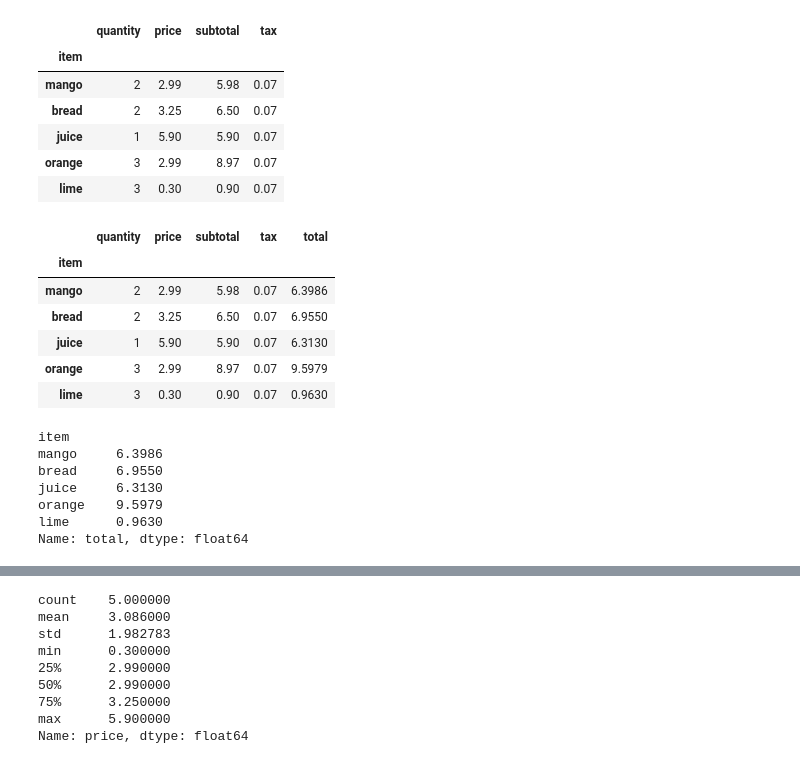
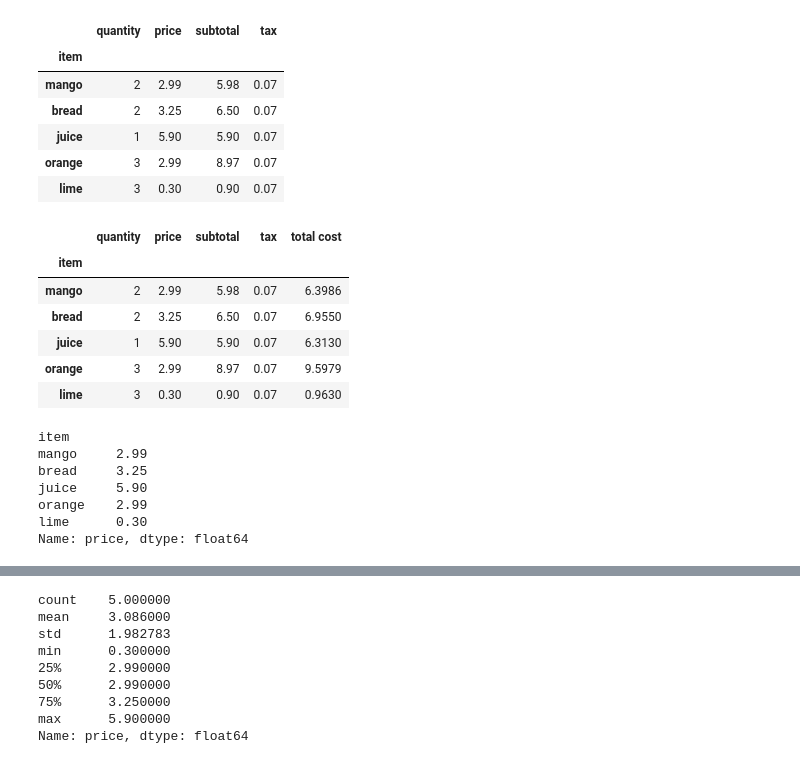
Before and after one commit to ryanorsinger/intro-to-pandas-course, a Jupyter notebook: 02_PandasDataFrames_01.ipynb, the cells around one changed output, grey strips where cells are left out. Drawn from its saved outputs; the diff is of its cells as text; code cells hidden in the pictures.

```diff
--- a/02_PandasDataFrames_01.ipynb
+++ b/02_PandasDataFrames_01.ipynb
@@ -83,9 +84,10 @@ pd.DataFrame(example, columns=column_names, index=row_names)
 df = pd.DataFrame()
 
 # Adding columns to a dataframe
-df["item"] = ["Lango", "Lread", "Luice", "Lrange", "Lime"]
+# Any list-like data type can become a column
+df["item"] = pd.Series(["Mango", "Bread", "Juice", "Orange", "Lime"])
 df["quantity"] = [2, 2, 1, 3, 3]
-df["price"] = [2.99, 3.25, 5.90, 2.99, 0.30]
+df["price"] = (2.99, 3.25, 5.90, 2.99, 0.30)
 df
 # %% [output]
 |  | item | quantity | price |
@@ -177,11 +179,11 @@ df
 | orange | 3 | 2.99 | 8.97 | 0.07 |
 | lime | 3 | 0.30 | 0.90 | 0.07 |
 # %%
-# The "total" column does not exist, but this bracket syntax creates it.
-df["total"] = df["subtotal"] + (df["subtotal"] * df["tax"])
+# The "total cost" column does not exist, but this bracket syntax creates it.
+df["total cost"] = df["subtotal"] + (df["subtotal"] * df["tax"])
 df
 # %% [output]
-|  | quantity | price | subtotal | tax | total |
+|  | quantity | price | subtotal | tax | total cost |
 | item |  |  |  |  |  |
 | mango | 2 | 2.99 | 5.98 | 0.07 | 6.3986 |
 | bread | 2 | 3.25 | 6.50 | 0.07 | 6.9550 |
@@ -190,12 +192,13 @@ df
 | lime | 3 | 0.30 | 0.90 | 0.07 | 0.9630 |
 # %%
 # Dot syntax also allows for calling an existing column
-df.total
+# Using .column syntax only works if the column exists already, has no spaces, and is not a dataframe method already
+df.price
 # %% [output]
 item
-mango     6.3986
-bread     6.9550
-juice     6.3130
-orange    9.5979
-lime      0.9630
-Name: total, dtype: float64
+mango     2.99
+bread     3.25
+juice     5.90
+orange    2.99
+lime      0.30
+Name: price, dtype: float64
```
Also changed, not shown: parts of 27 cells of this notebook, 2 other files.
